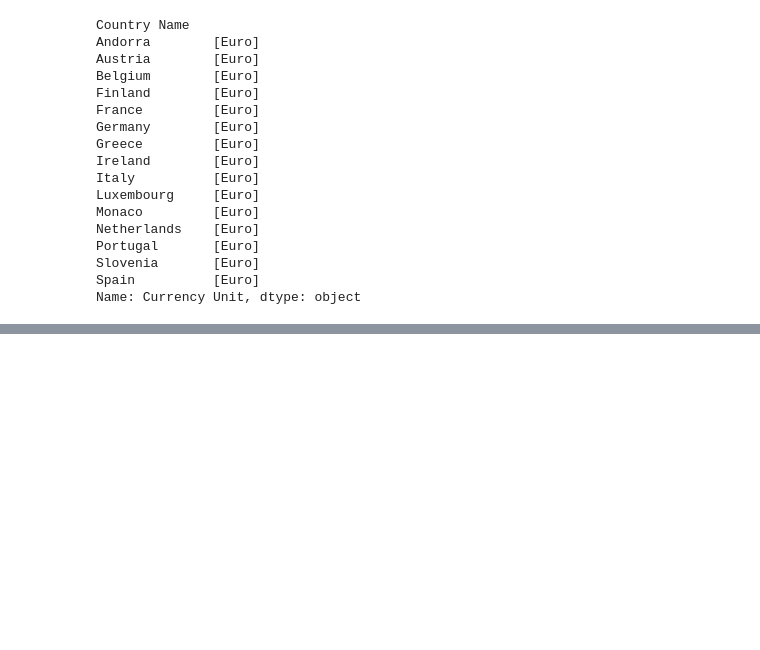
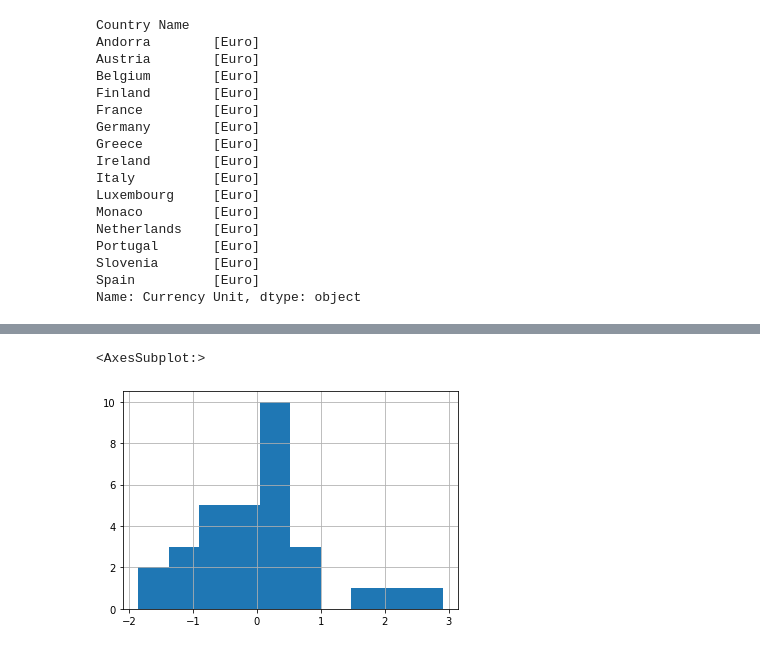
Before and after one commit to gregmansio/education_analysis_OC_P2, a Jupyter notebook: Analyse des données de systèmes éducatifs.ipynb, the cells around one changed output, grey strips where cells are left out. Saved outputs shown, nothing was run; the diff lists cells and outputs as text; code cells hidden in the pictures; blank space fills up the shorter version.

```diff
--- a/Analyse des données de systèmes éducatifs.ipynb
+++ b/Analyse des données de systèmes éducatifs.ipynb
@@ -1621,0 +1635,8 @@ Name: Currency Unit, dtype: object
+# %%
+# GDP per cap
+gdp1 = gdp_set.loc[gdp_set['Indicator Name'] == 'GDP per capita (constant 2005 US$)']['2013']
+gdp_zscore  = stats.zscore(gdp1, nan_policy='omit')
+gdp_zscore.hist()
+# %% [output]
+<AxesSubplot:>
+[figure, added]
```
Also changed, not shown: parts of 30 cells of this notebook.
